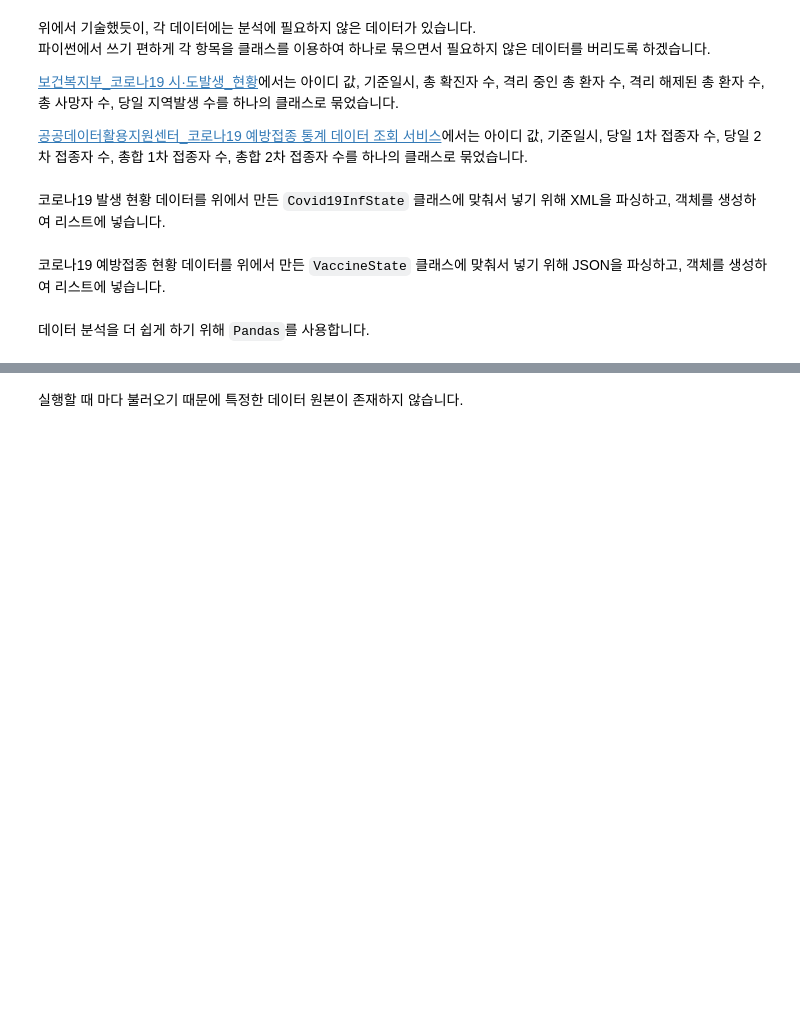
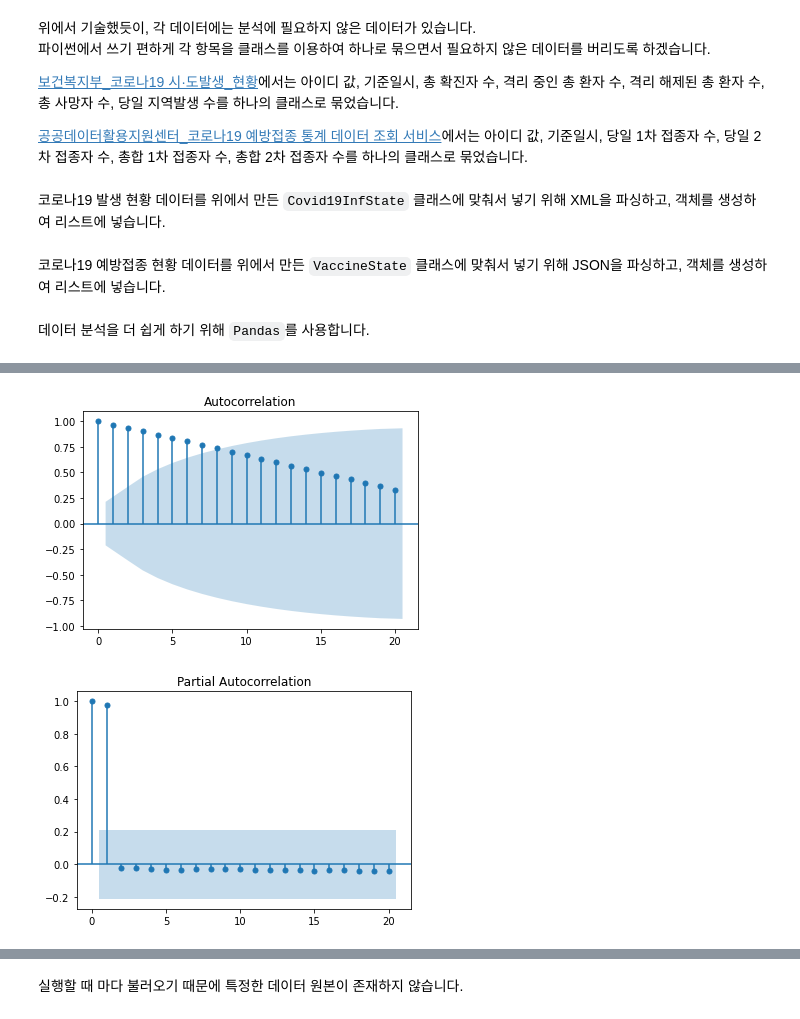
Before and after one commit to Coalery/WebPythonTermProject, a Jupyter notebook: TermProject_2021105589.ipynb, the cells around one changed output, grey strips where cells are left out. Cells and saved outputs as stored; diff of their text form; code cells hidden in the pictures; blank space fills up the shorter version.

```diff
--- a/TermProject_2021105589.ipynb
+++ b/TermProject_2021105589.ipynb
@@ -235,7 +237,6 @@ import pandas as pd
 # %%
 covid19InfStateDict = dict()
 
-covid19InfStateDict['ID'] = []
 covid19InfStateDict['BaseDate'] = []
 covid19InfStateDict['Infections'] = []
 covid19InfStateDict['Isolations'] = []
@@ -247,7 +248,6 @@ for state in covid19InfStateList:
     rawDate = state.baseDate
     formattedDate = rawDate[0:4] + rawDate[6:8] + rawDate[10:12]
 
-    covid19InfStateDict['ID'].append(state.ID)
     covid19InfStateDict['BaseDate'].append(formattedDate)
     covid19InfStateDict['Infections'].append(state.infections)
     covid19InfStateDict['Isolations'].append(state.isolations)
@@ -257,7 +257,8 @@ for state in covid19InfStateList:
 
 covid19InfStateDataFrame = pd.DataFrame(covid19InfStateDict)
 
-print(covid19InfStateDataFrame)
+if debugPrint:
+    print(covid19InfStateDataFrame)
 # %%
 vaccineStateDict = dict()
 
@@ -284,0 +314,3 @@ print(vaccineStateDataFrame)
+# %%
+infoDF = pd.merge(covid19InfStateDataFrame, vaccineStateDataFrame, on='BaseDate')
+infoDF.info()
@@ -284,0 +336,3 @@ print(vaccineStateDataFrame)
+# %%
+infoDF['BaseDate'] = pd.to_datetime(infoDF['BaseDate'], format="%Y%m%d")
+infoDF.info()
@@ -284,0 +393,3 @@ print(vaccineStateDataFrame)
+# %%
+infectionsDF = infoDF[['BaseDate', 'Infections']].set_index('BaseDate')
+infectionsDF.index = pd.DatetimeIndex(infectionsDF.index.values, freq=infectionsDF.index.inferred_freq)
@@ -284,0 +417,10 @@ print(vaccineStateDataFrame)
+# %%
+import matplotlib.pyplot as plt
+from statsmodels.graphics.tsaplots import plot_acf, plot_pacf
+
+plot_acf(infectionsDF)
+plot_pacf(infectionsDF)
+plt.show()
+# %% [output]
+[figure, added]
+[figure, added]
```
Also changed, not shown: parts of 61 cells of this notebook.
